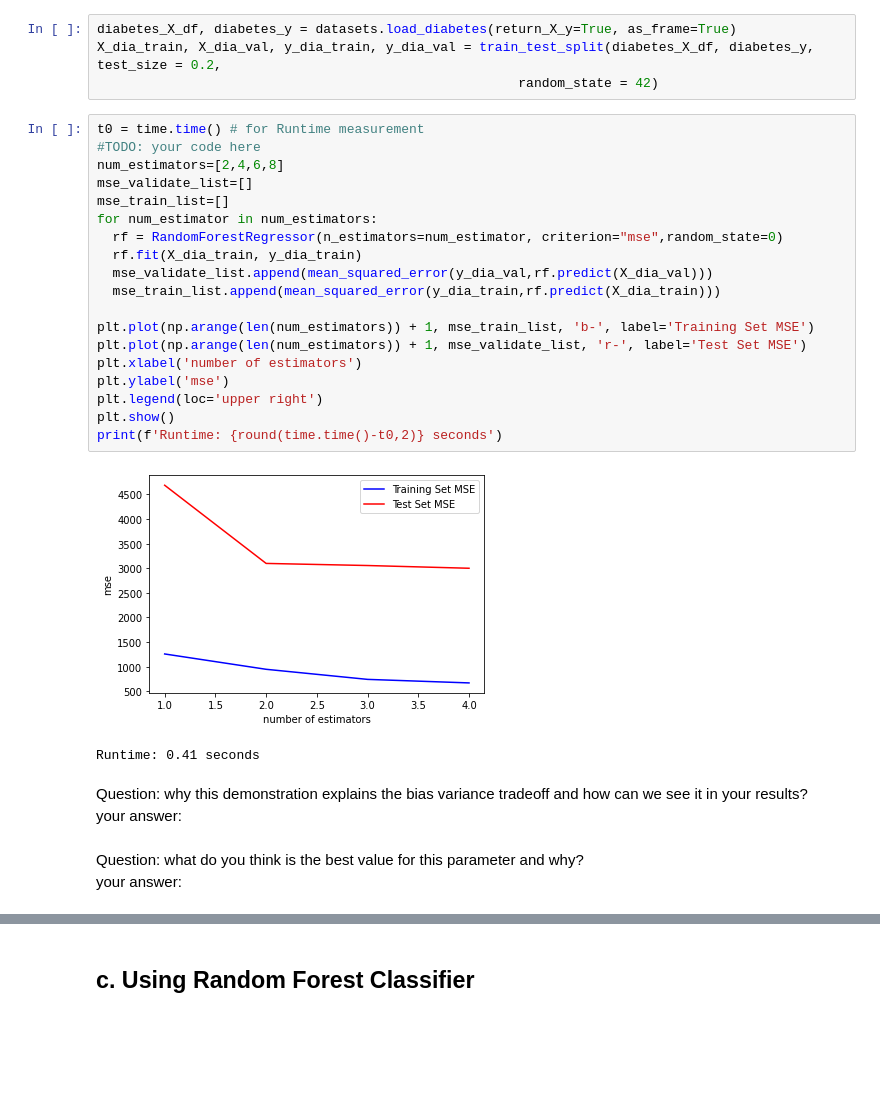
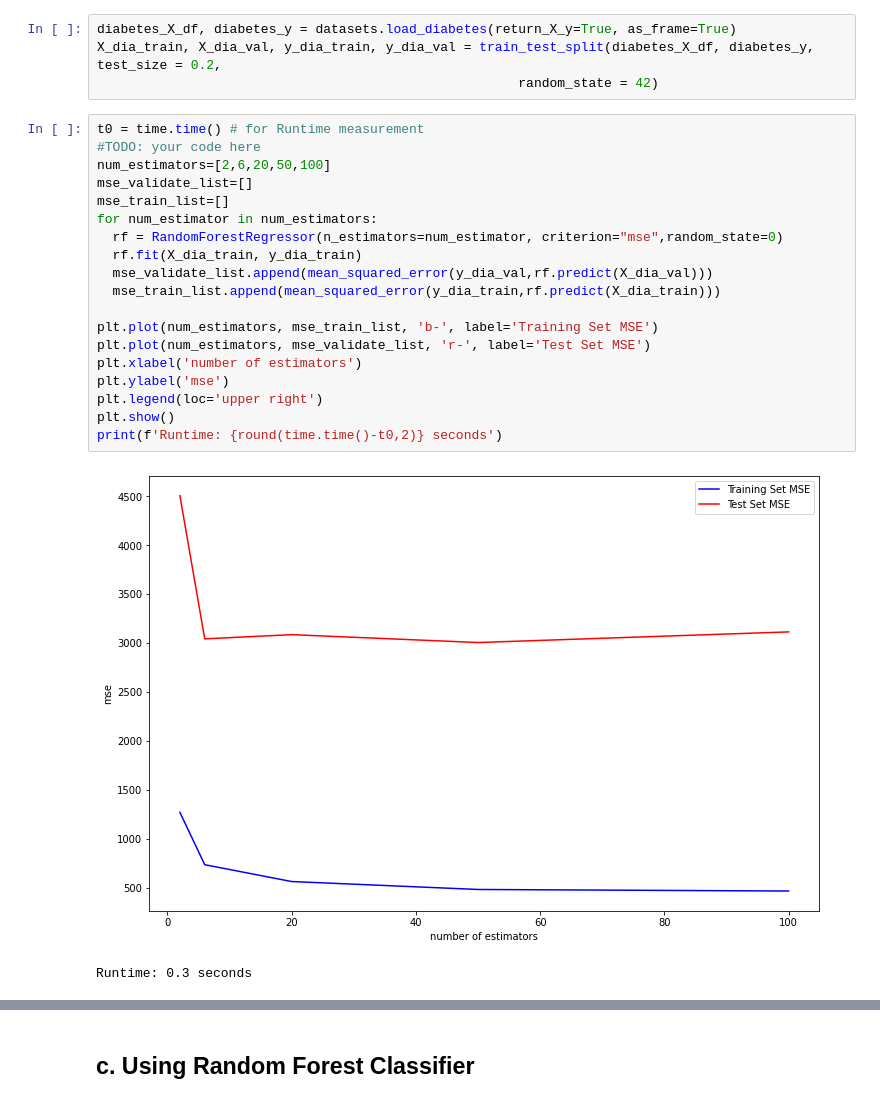
Before and after one commit to TalmSnir/Machine-Learning-University-Course, a Jupyter notebook: HW/Hw4/Homework 4 - SVM _ DT.ipynb, the cells around one changed output, grey strips where cells are left out. Saved outputs shown, nothing was run; the diff lists cells and outputs as text; blank space fills up the shorter version.

```diff
--- a/HW/Hw4/Homework 4 - SVM _ DT.ipynb
+++ b/HW/Hw4/Homework 4 - SVM _ DT.ipynb
@@ -252,28 +236,22 @@ X_dia_train, X_dia_val, y_dia_train, y_dia_val = train_test_split(diabetes_X_df,
 # %%
 t0 = time.time() # for Runtime measurement
 #TODO: your code here
-num_estimators=[2,4,6,8]
+num_estimators=[2,6,20,50,100]
 mse_validate_list=[]
 mse_train_list=[]
 for num_estimator in num_estimators:
   rf = RandomForestRegressor(n_estimators=num_estimator, criterion="mse",random_state=0)
   rf.fit(X_dia_train, y_dia_train)
   mse_validate_list.append(mean_squared_error(y_dia_val,rf.predict(X_dia_val)))
   mse_train_list.append(mean_squared_error(y_dia_train,rf.predict(X_dia_train)))
 
-plt.plot(np.arange(len(num_estimators)) + 1, mse_train_list, 'b-', label='Training Set MSE')
-plt.plot(np.arange(len(num_estimators)) + 1, mse_validate_list, 'r-', label='Test Set MSE')
+plt.plot(num_estimators, mse_train_list, 'b-', label='Training Set MSE')
+plt.plot(num_estimators, mse_validate_list, 'r-', label='Test Set MSE')
 plt.xlabel('number of estimators')
 plt.ylabel('mse')
 plt.legend(loc='upper right')
 plt.show()
 print(f'Runtime: {round(time.time()-t0,2)} seconds')
 # %% [output]
-[figure, old version]
+[figure, new version]
-Runtime: 0.41 seconds
+Runtime: 0.3 seconds
-# %% [markdown]
-Question: why this demonstration explains the bias variance tradeoff and how can we see it in your results? <br>
-your answer:
-# %% [markdown]
-Question: what do you think is the best value for this parameter and why? <br>
-your answer:
```
Also changed, not shown: parts of 10 cells of this notebook, 1 other file.
